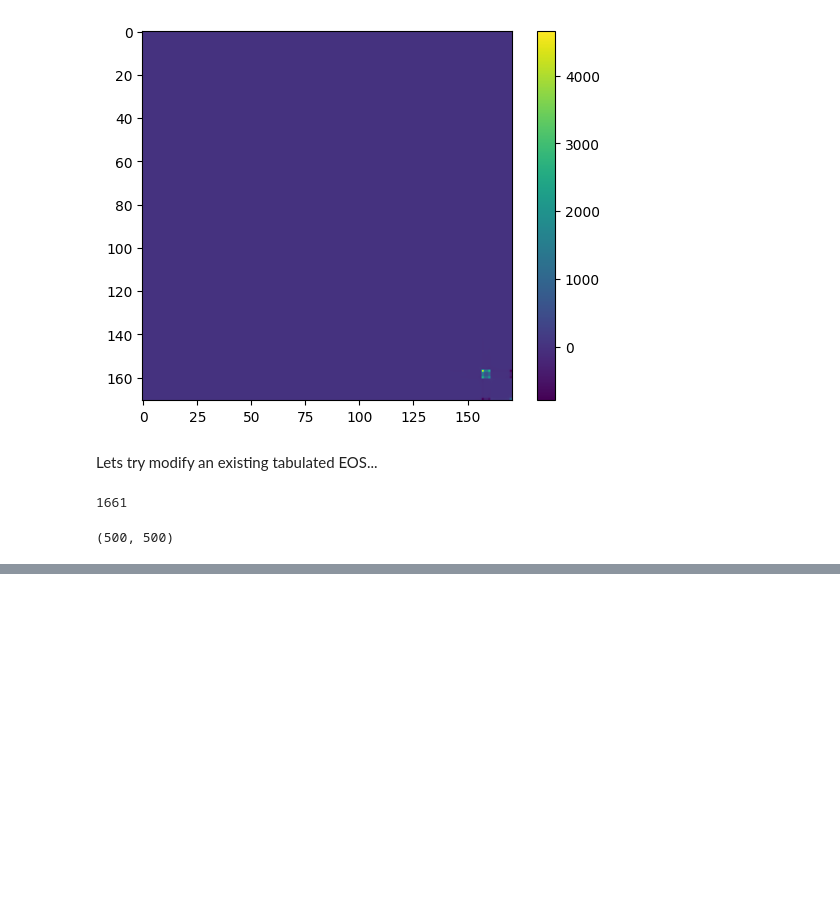
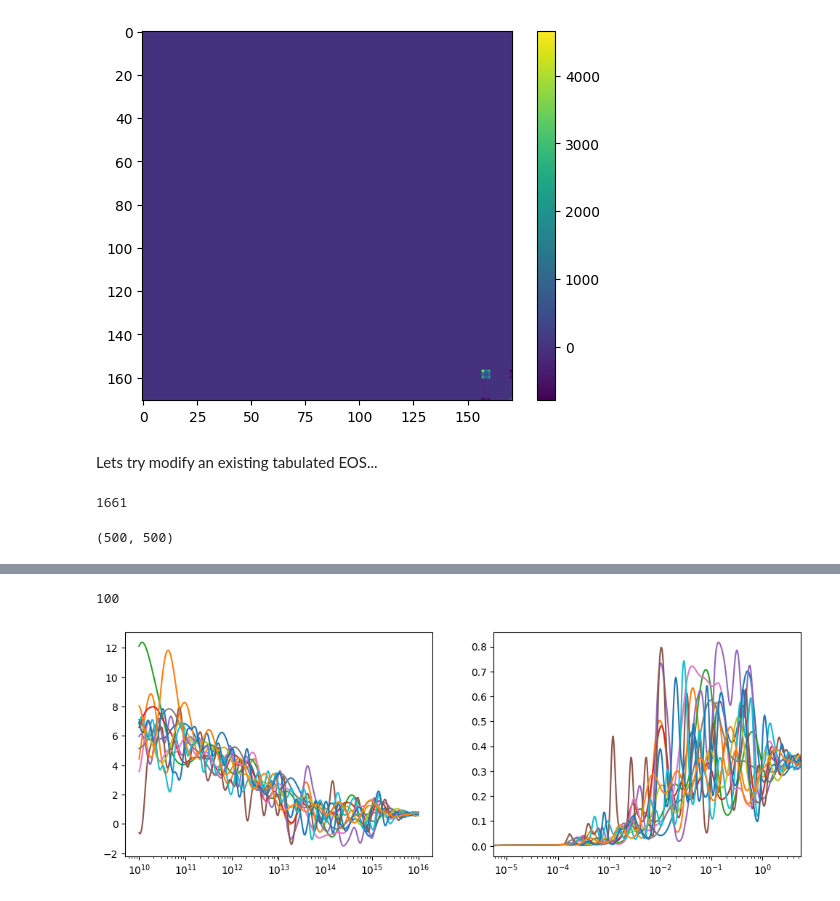
Before and after one commit to eliotfinch/pqcd, a Jupyter notebook: notebooks/modify_tabulated_eos.ipynb, the cells around one changed output, grey strips where cells are left out. Saved outputs shown, nothing was run; the diff lists cells and outputs as text; code cells hidden in the pictures; blank space fills up the shorter version.

```diff
--- a/notebooks/modify_tabulated_eos.ipynb
+++ b/notebooks/modify_tabulated_eos.ipynb
@@ -261,0 +262,19 @@ axs[1].set_ylabel(r'$c_s^2$');
+# %%
+len(new_mean_phi_array[::10])
+# %% [output]
+100
+# %%
+labels = [
+    'a',
+    'b',
+    'c',
+    'd',
+    'e',
+    'f',
+    'g',
+    'h',
+    'i',
+    'j',
+    'k',
+    'l',
+]
@@ -261,0 +310,49 @@ axs[1].set_ylabel(r'$c_s^2$');
+# %%
+fig, axs = plt.subplots(1, 2, figsize=(12,4))
+axs[0].set_xscale('log')
+axs[1].set_xscale('log')
+
+min_pressure = to_GeV_per_cubic_femtometre(1e10)
+max_pressure = to_GeV_per_cubic_femtometre(1e16)
+
+variety = 'cus'
+
+for label in labels:
+
+    file_path = (
+        '../data/eos-draws-default/make-agnostic-processes-tests/'
+        f'{variety}{label}agn/{label}/gpr_gpr_custom-{label}.hdf5'
+    )
+
+    with h5py.File(file_path, 'r') as f:
+        cov = np.array(f['0']['cov'])
+        mean = np.array(f['0']['mean'])
+
+    log_pressure = np.array([entry[0] for entry in mean])
+    phi = np.array([entry[1] for entry in mean])
+
+    eos, cols = integrate_phi(
+        np.exp(log_pressure),
+        phi,
+        reference_pressurec2=3e11,
+        sigma_logpressurec2=0,
+        stitch_below_reference_pressure=True,
+        include_baryon_density=True,
+        include_cs2c2=True,
+        include_baryon_chemical_potential=False,
+        verbose=False
+    )
+
+    pressure = to_GeV_per_cubic_femtometre(eos[:, cols.index('pressurec2')])
+    energy_density = to_GeV_per_cubic_femtometre(eos[:, cols.index('energy_densityc2')])
+    number_density = to_nucleons_per_cubic_femtometre(eos[:, cols.index('baryon_density')])
+
+    chemical_potential = (energy_density+pressure)/number_density
+    speed_of_sound_squared = np.gradient(pressure, energy_density)
+
+    axs[0].plot(np.exp(log_pressure), phi)
+    axs[1].plot(pressure, speed_of_sound_squared)
+
+axs[1].set_xlim(min_pressure, max_pressure);
+# %% [output]
+[figure, added]
```
Also changed, not shown: parts of 4 cells of this notebook.
